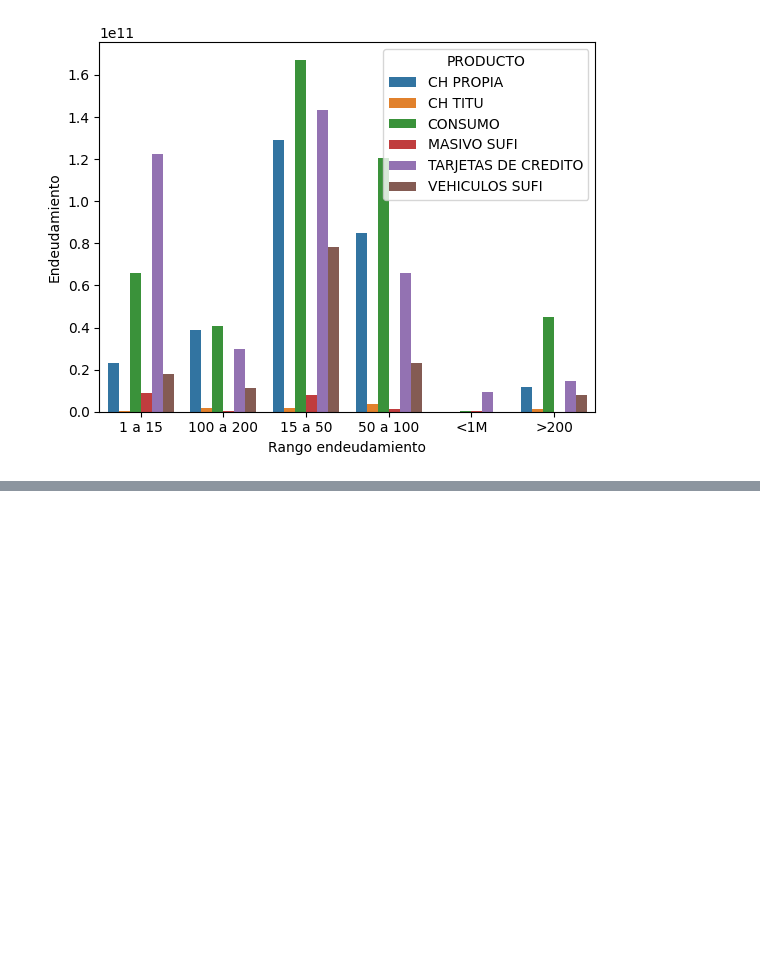
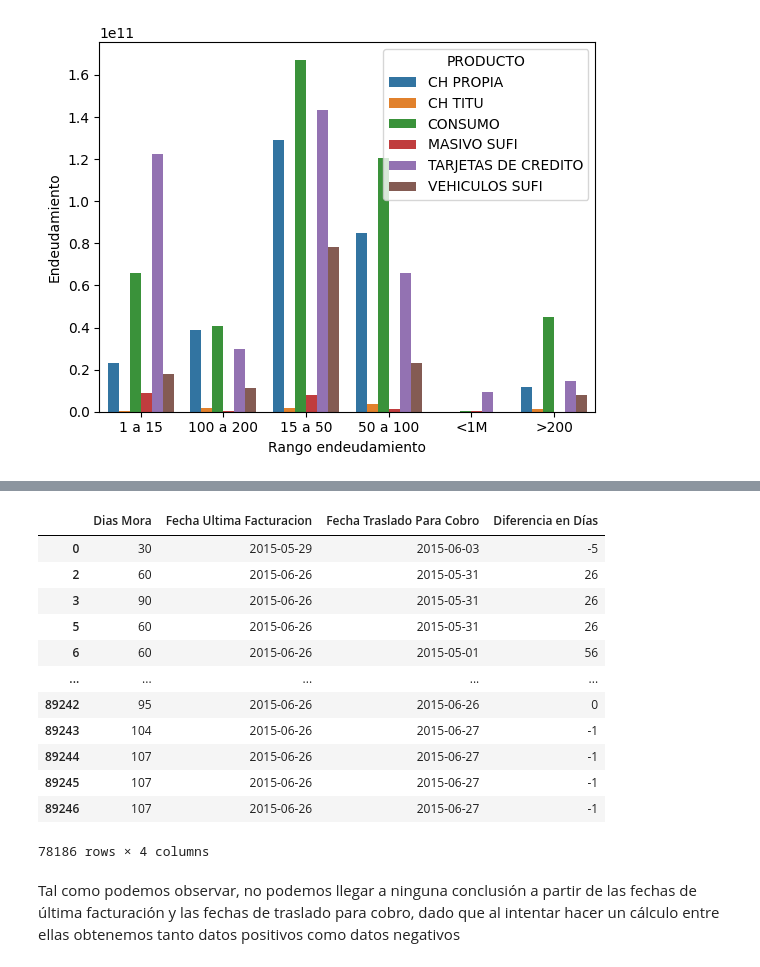
Before and after one commit to CarlosBaez11/RetoTecnologico-Eafit, a Jupyter notebook: analisis_final.ipynb, the cells around one changed output, grey strips where cells are left out. Cells and saved outputs as stored; diff of their text form; code cells hidden in the pictures; blank space fills up the shorter version.

```diff
--- a/analisis_final.ipynb
+++ b/analisis_final.ipynb
@@ -33,0 +140,7 @@ sns.barplot(endeudamiento_cuadrante, x="Rango endeudamiento", y="Endeudamiento",
+# %%
+fechas=data[["Dias Mora", "Fecha Ultima Facturacion", "Fecha Traslado Para Cobro"]]
+
+fechas.dropna(inplace=True)
+fechas["Fecha Traslado Para Cobro"] = pd.to_datetime(fechas["Fecha Traslado Para Cobro"], format="%d/%m/%Y")
+fechas["Fecha Ultima Facturacion"] = pd.to_datetime(fechas["Fecha Ultima Facturacion"], format="%d/%m/%Y")
+fechas=fechas[fechas["Fecha Ultima Facturacion"]!='2000-06-26 00:00:00']
@@ -33,0 +162,19 @@ sns.barplot(endeudamiento_cuadrante, x="Rango endeudamiento", y="Endeudamiento",
+# %%
+fechas["Diferencia en Días"] = (fechas["Fecha Ultima Facturacion"] - fechas["Fecha Traslado Para Cobro"]).dt.days
+fechas
+# %% [output]
+|  | Dias Mora | Fecha Ultima Facturacion | Fecha Traslado Para Cobro | Diferencia en Días |
+| 0 | 30 | 2015-05-29 | 2015-06-03 | -5 |
+| 2 | 60 | 2015-06-26 | 2015-05-31 | 26 |
+| 3 | 90 | 2015-06-26 | 2015-05-31 | 26 |
+| 5 | 60 | 2015-06-26 | 2015-05-31 | 26 |
+| 6 | 60 | 2015-06-26 | 2015-05-01 | 56 |
+| ... | ... | ... | ... | ... |
+| 89242 | 95 | 2015-06-26 | 2015-06-26 | 0 |
+| 89243 | 104 | 2015-06-26 | 2015-06-27 | -1 |
+| 89244 | 107 | 2015-06-26 | 2015-06-27 | -1 |
+| 89245 | 107 | 2015-06-26 | 2015-06-27 | -1 |
+| 89246 | 107 | 2015-06-26 | 2015-06-27 | -1 |
+78186 rows × 4 columns
+# %% [markdown]
+Tal como podemos observar, no podemos llegar a ninguna conclusión a partir de las fechas de última facturación y las fechas de traslado para cobro, dado que al intentar hacer un cálculo entre ellas obtenemos tanto datos positivos como datos negativos
```
Also changed, not shown: parts of 12 cells of this notebook, 1 other file.
